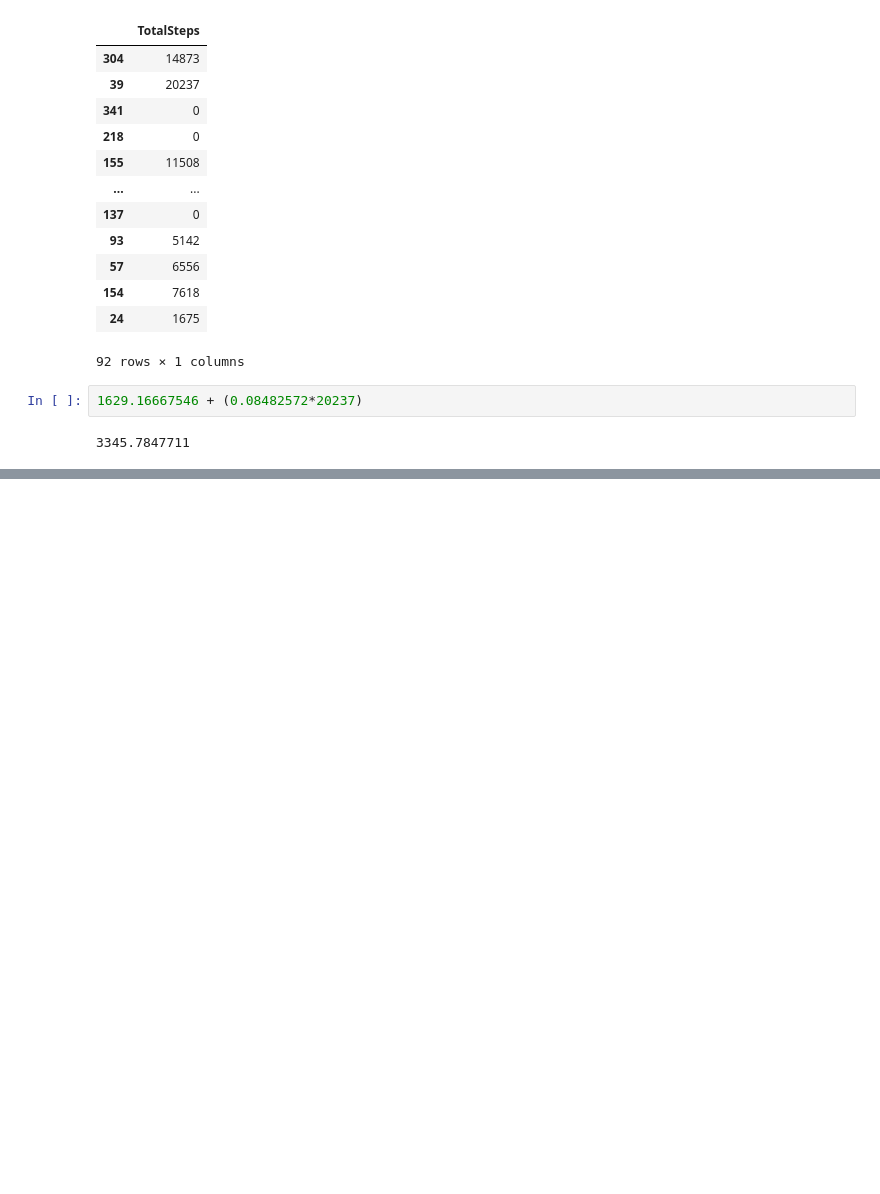
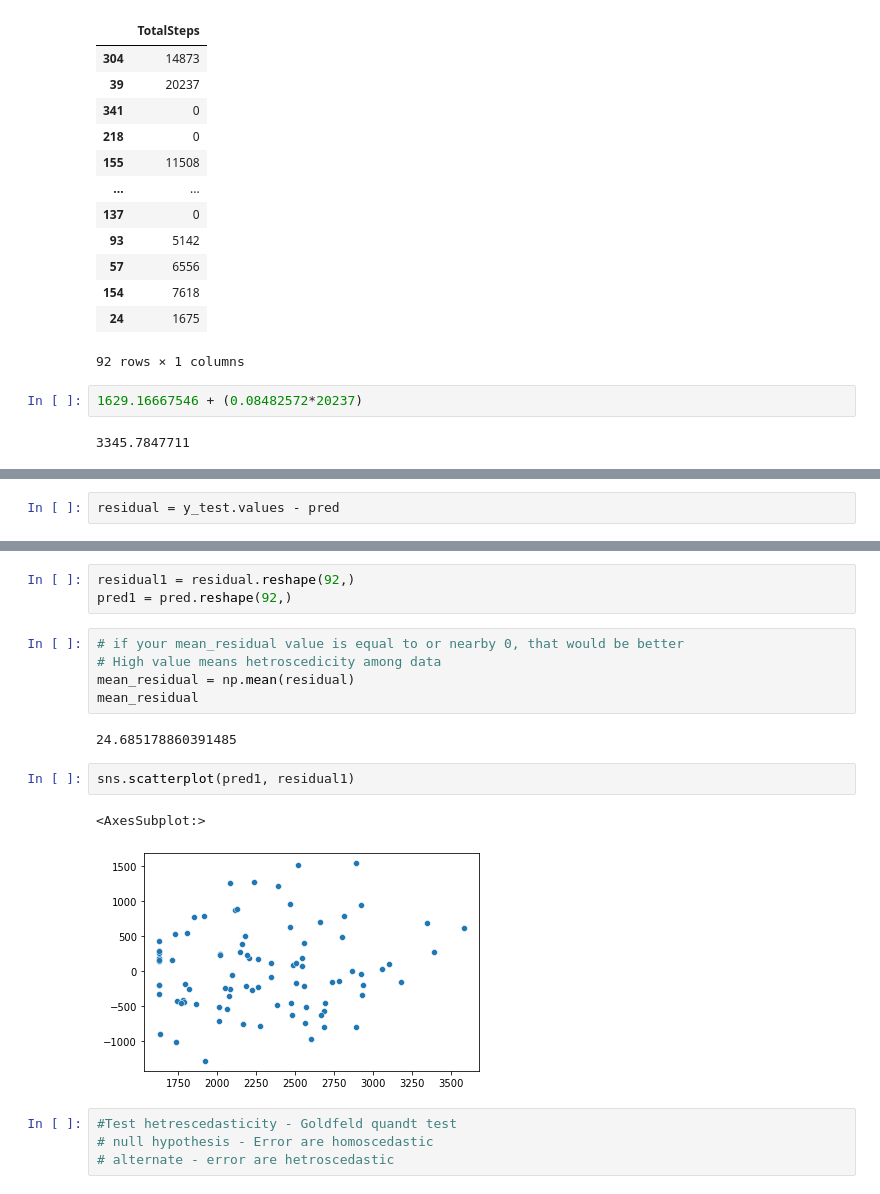
Before and after one commit to sandeepsharma1190/ML-Student, a Jupyter notebook: notebook 9:30/Simple Lin Reg 1 01082023 9_30.ipynb, the cells around one changed output, grey strips where cells are left out. Drawn from its saved outputs; the diff is of its cells as text; blank space fills up the shorter version.

```diff
--- a/notebook 9:30/Simple Lin Reg 1 01082023 9_30.ipynb
+++ b/notebook 9:30/Simple Lin Reg 1 01082023 9_30.ipynb
@@ -156,0 +156,2 @@ array([[2890.77953496],
+# %%
+residual = y_test.values - pred
@@ -156,0 +190,19 @@ array([[2890.77953496],
+# %%
+residual1 = residual.reshape(92,)
+pred1 = pred.reshape(92,)
+# %%
+# if your mean_residual value is equal to or nearby 0, that would be better
+# High value means hetroscedicity among data
+mean_residual = np.mean(residual)
+mean_residual
+# %% [output]
+24.685178860391485
+# %%
+sns.scatterplot(pred1, residual1)
+# %% [output]
+<AxesSubplot:>
+[figure, added]
+# %%
+#Test hetrescedasticity - Goldfeld quandt test
+# null hypothesis - Error are homoscedastic
+# alternate - error are hetroscedastic
```
Also changed, not shown: parts of 24 cells of this notebook.
